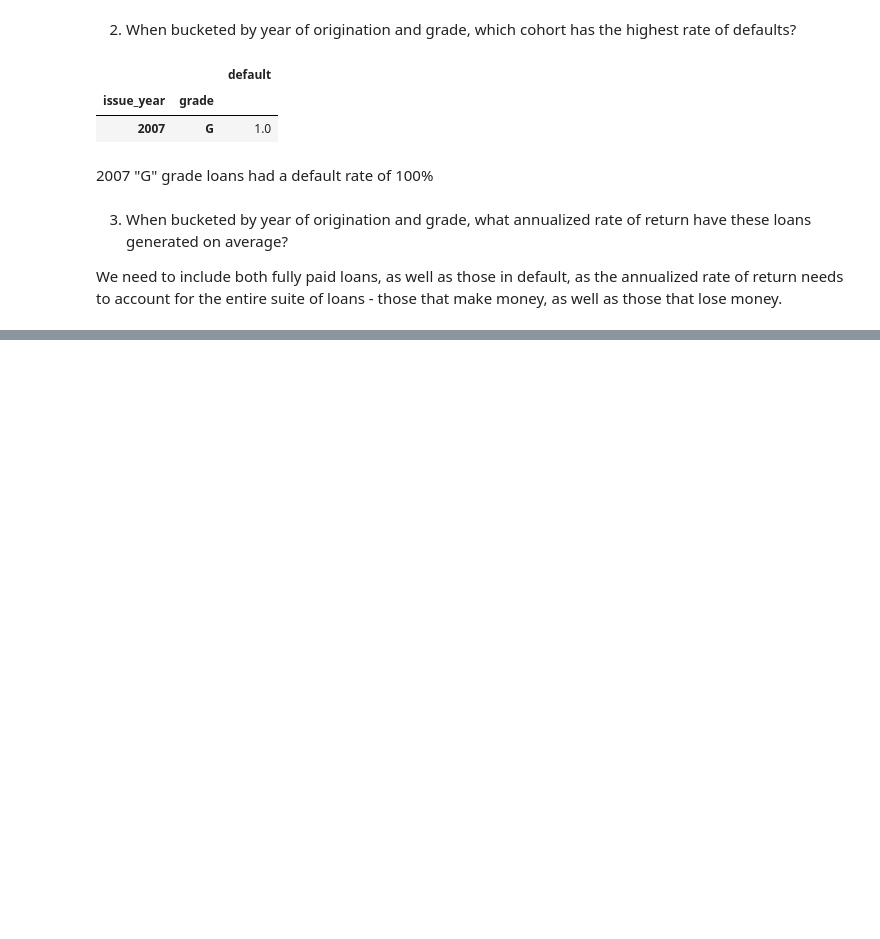
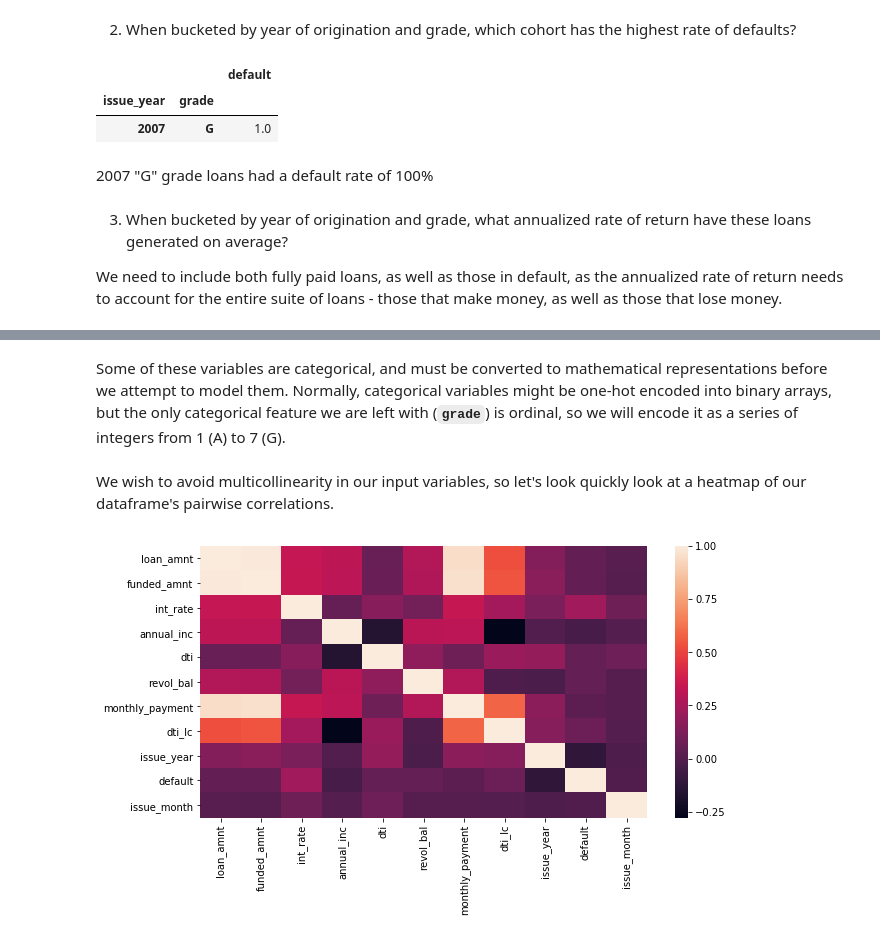
Before and after one commit to ryanpeabody/bx-data-science, a Jupyter notebook: lending-club-analysis.ipynb, the cells around one changed output, grey strips where cells are left out. Saved outputs shown, nothing was run; the diff lists cells and outputs as text; code cells hidden in the pictures; blank space fills up the shorter version.

```diff
--- a/lending-club-analysis.ipynb
+++ b/lending-club-analysis.ipynb
@@ -548,0 +541,2 @@ Overall average annualized rate of return: 0.0009150568548158219
+# %%
+df_model.drop(labels=['arr'], axis=1, inplace=True)
@@ -548,0 +545,2 @@ Overall average annualized rate of return: 0.0009150568548158219
+# %%
+df_model.drop(labels='term', axis=1, inplace=True)
@@ -548,0 +549,3 @@ Overall average annualized rate of return: 0.0009150568548158219
+# %%
+df_model['issue_month'] = df_36['issue_d'].apply(lambda x: x.month)
+df_model.drop(labels='issue_d', axis=1, inplace=True)
@@ -548,0 +570,13 @@ Overall average annualized rate of return: 0.0009150568548158219
+# %% [markdown]
+Some of these variables are categorical, and must be converted to mathematical representations before we attempt to model them. Normally, categorical variables might be one-hot encoded into binary arrays, but the only categorical feature we are left with (**`grade`**) is ordinal, so we will encode it as a series of integers from 1 (A) to 7 (G).
+# %%
+ord_map = {'A': 1, 'B': 2, 'C': 3, 'D': 4, 'E': 5, 'F': 6, 'G': 7}
+df_model['grade'] = df_model['grade'].apply(lambda x: ord_map[x])
+# %% [markdown]
+We wish to avoid multicollinearity in our input variables, so let's look quickly look at a heatmap of our dataframe's pairwise correlations.
+# %%
+fig = plt.figure(figsize = (10, 5))
+sns.heatmap(df_model.corr())
+plt.show()
+# %% [output]
+[figure, added]
```
Also changed, not shown: parts of 23 cells of this notebook.
